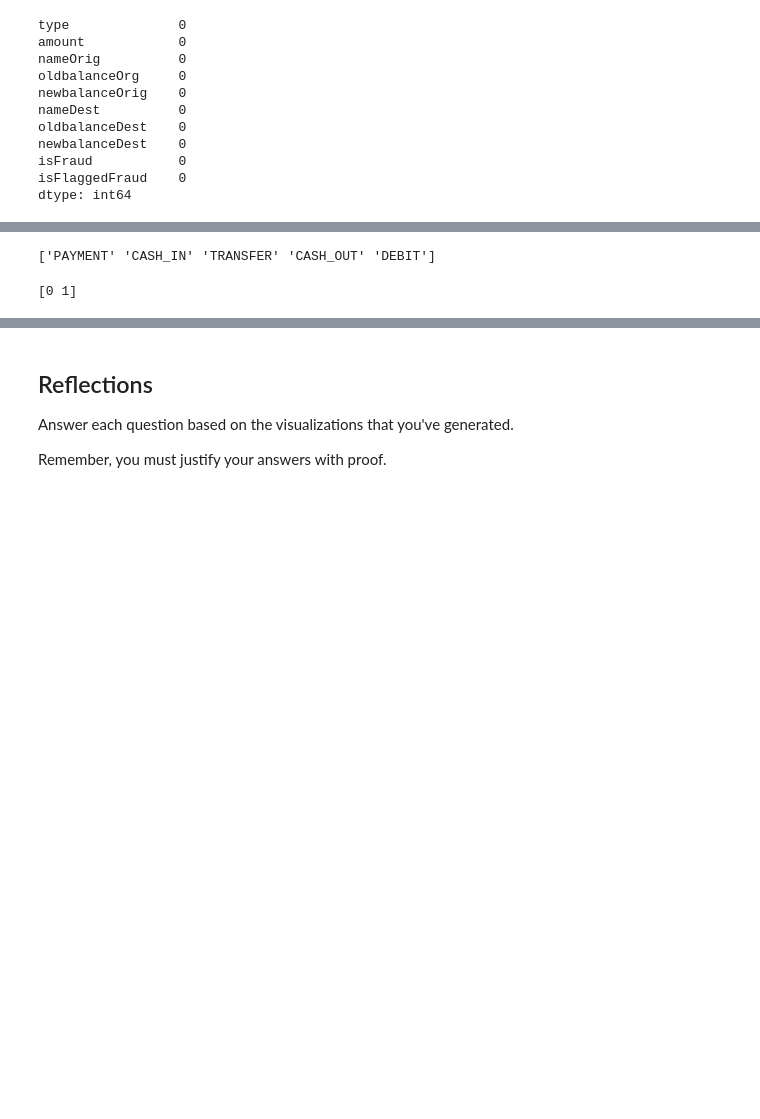
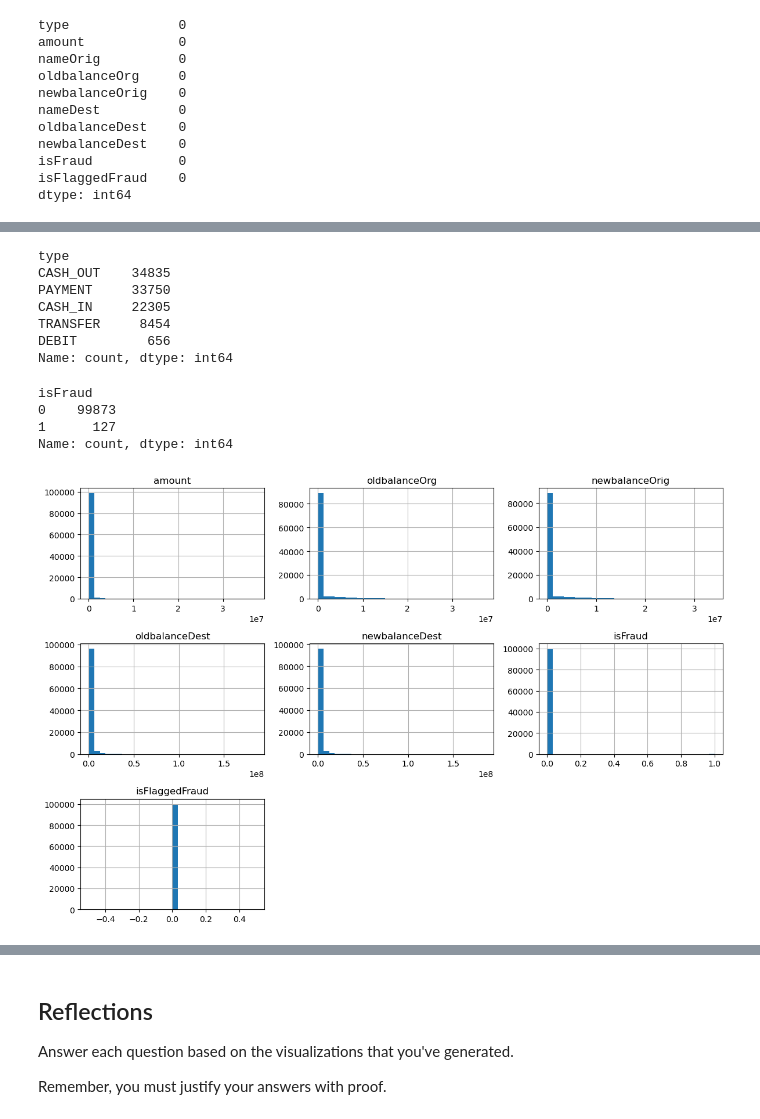
Before and after one commit to hcompere/Financial-Fraud-Detection, a Jupyter notebook: notebooks/eda.ipynb, the cells around one changed output, grey strips where cells are left out. Saved outputs shown, nothing was run; the diff lists cells and outputs as text; code cells hidden in the pictures; blank space fills up the shorter version.

```diff
--- a/notebooks/eda.ipynb
+++ b/notebooks/eda.ipynb
@@ -81,8 +89,27 @@ transactions = transactions[["type", "amount", "oldbalanceOrg", "newbalanceOrig"
 # %%
-print(transactions["type"].unique())
+#list the different cartegories of transactions
+transactions["type"].value_counts()
 # %% [output]
-['PAYMENT' 'CASH_IN' 'TRANSFER' 'CASH_OUT' 'DEBIT']
+type
+CASH_OUT    34835
+PAYMENT     33750
+CASH_IN     22305
+TRANSFER     8454
+DEBIT         656
+Name: count, dtype: int64
 # %%
-print(transactions["isFraud"].unique())
+
+transactions['isFraud'].value_counts()
 # %% [output]
-[0 1]
+isFraud
+0    99873
+1      127
+Name: count, dtype: int64
+# %%
+#make a numerical column and plot distributions
+num_cols = transactions.select_dtypes(include=['int64', 'float64']).columns
+transactions[num_cols].hist(figsize=(12,8), bins=30)
+plt.tight_layout()
+plt.show()
+# %% [output]
+[figure, added]
```
Also changed, not shown: parts of 39 cells of this notebook, 1 other file.
